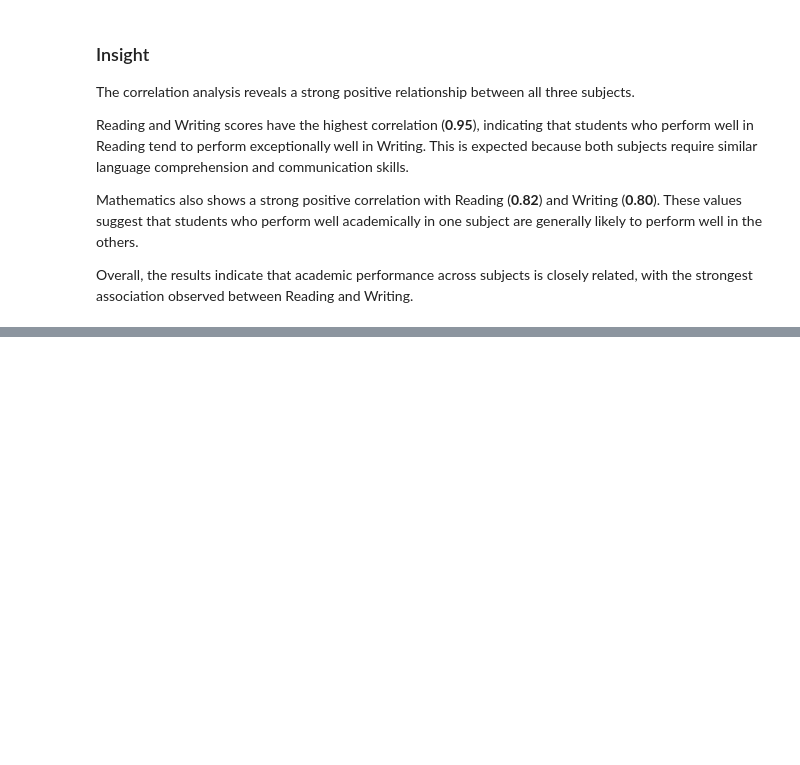
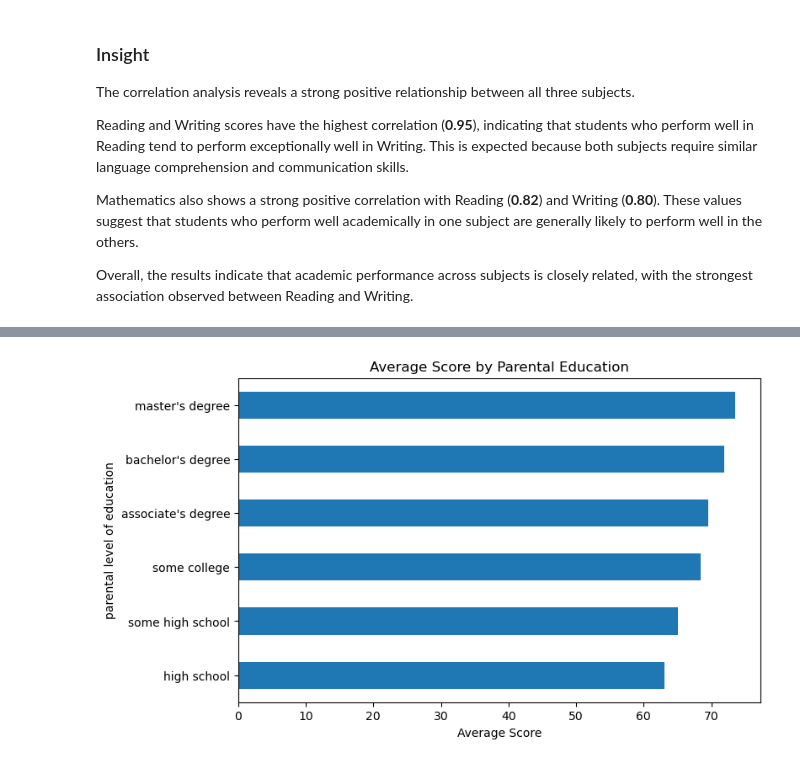
Before and after one commit to Harshpoonia/data-analytics-projects, a Jupyter notebook: Student-Performance-Analysis/notebooks/student_performance_analysis.ipynb, the cells around one changed output, grey strips where cells are left out. Cells and saved outputs as stored; diff of their text form; code cells hidden in the pictures; blank space fills up the shorter version.

```diff
--- a/Student-Performance-Analysis/notebooks/student_performance_analysis.ipynb
+++ b/Student-Performance-Analysis/notebooks/student_performance_analysis.ipynb
@@ -325,0 +386,15 @@ Overall, the results indicate that academic performance across subjects is close
+# %%
+parent_avg = df.groupby(
+    "parental level of education"
+)["average_score"].mean().sort_values()
+
+plt.figure(figsize=(8,5))
+parent_avg.plot(kind="barh")
+
+plt.title("Average Score by Parental Education")
+plt.xlabel("Average Score")
+
+plt.savefig("../images/parental_education.png")
+plt.show()
+# %% [output]
+[figure, added]
```
Also changed, not shown: parts of 33 cells of this notebook, 6 other files.
